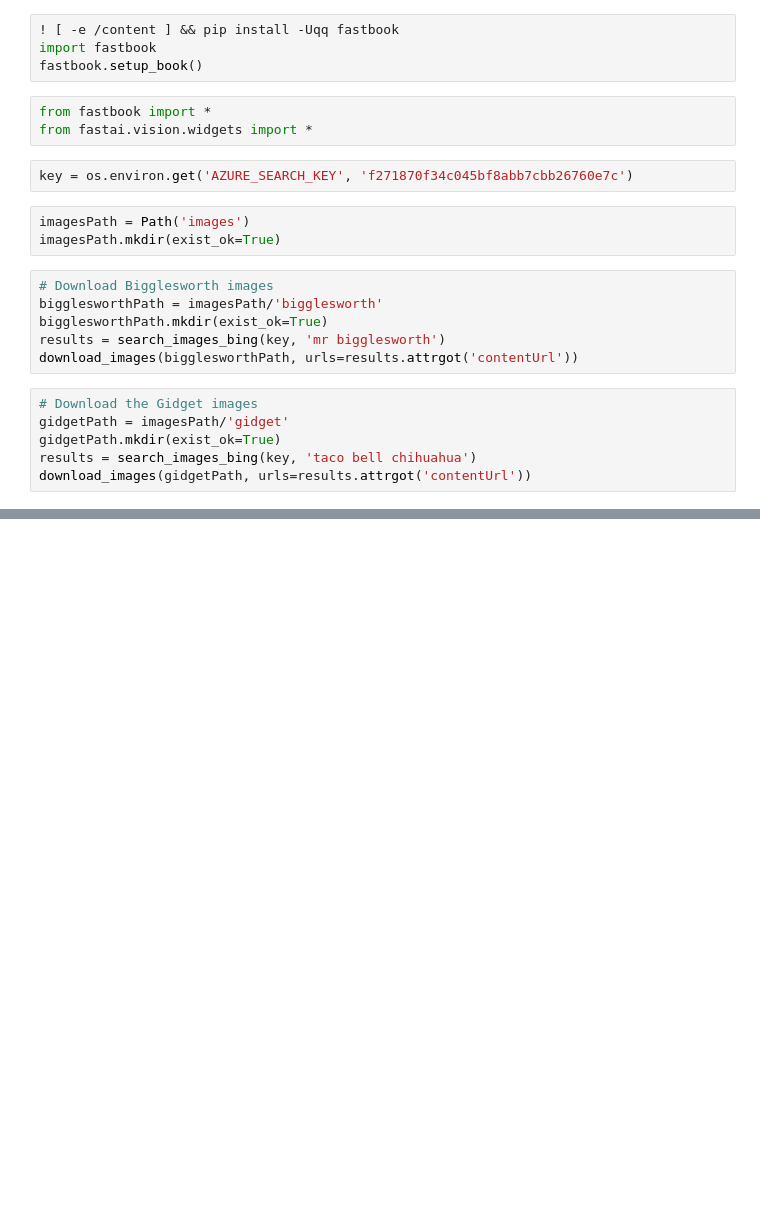
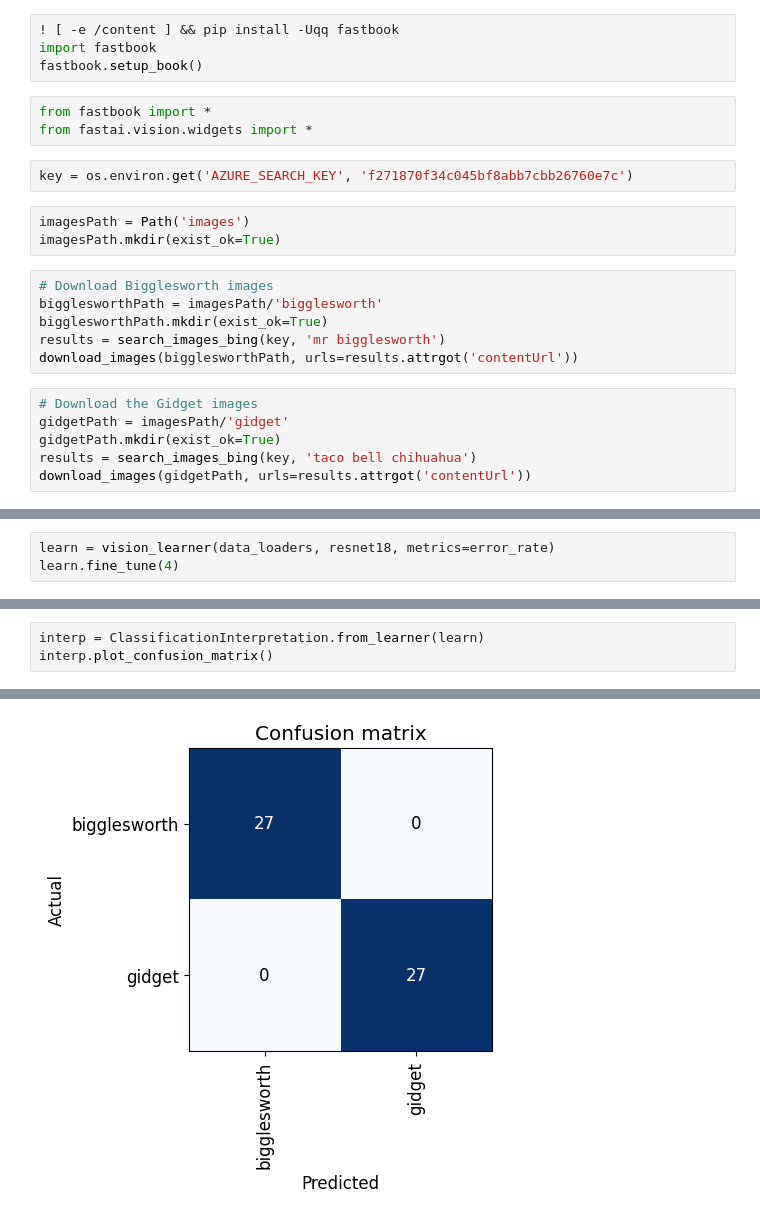
Before and after one commit to mattsgarlata/ai, a Jupyter notebook: bigglesworth_or_gidget.ipynb, the cells around one changed output, grey strips where cells are left out. Cells and saved outputs as stored; diff of their text form; blank space fills up the shorter version.

```diff
--- a/bigglesworth_or_gidget.ipynb
+++ b/bigglesworth_or_gidget.ipynb
@@ -28,0 +62,3 @@ download_images(gidgetPath, urls=results.attrgot('contentUrl'))
+# %%
+learn = vision_learner(data_loaders, resnet18, metrics=error_rate)
+learn.fine_tune(4)
@@ -28,0 +75,4 @@ download_images(gidgetPath, urls=results.attrgot('contentUrl'))
+# %%
+interp = ClassificationInterpretation.from_learner(learn)
+interp.plot_confusion_matrix()
+# %% [output]
@@ -28,0 +81 @@ download_images(gidgetPath, urls=results.attrgot('contentUrl'))
+[figure, added]
```
Also changed, not shown: parts of 10 cells of this notebook.
